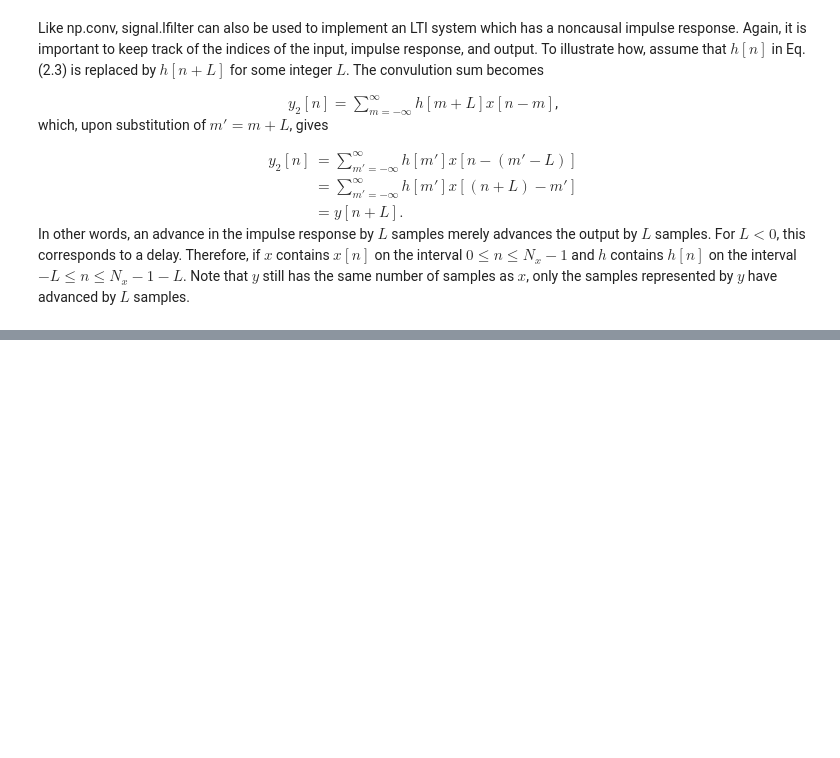
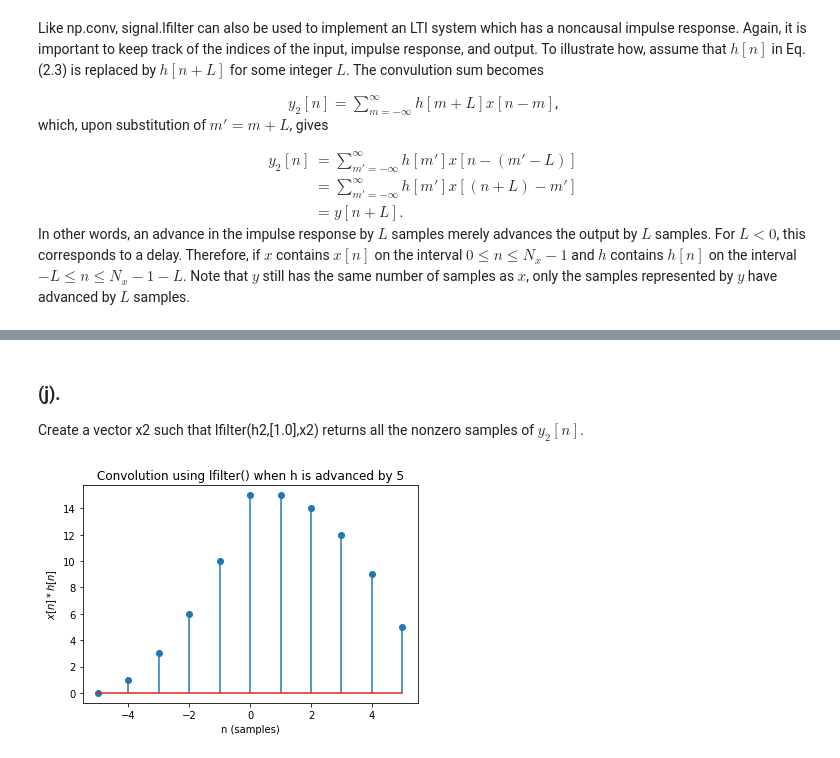
Before and after one commit to blanterman/CompExpInSS, a Jupyter notebook: Ch2_LinearTimeInvariantSystems/Section 2.2 Tutorial - scipy.signal.lfilter().ipynb, the cells around one changed output, grey strips where cells are left out. Saved outputs shown, nothing was run; the diff lists cells and outputs as text; code cells hidden in the pictures; blank space fills up the shorter version.

```diff
--- a/Ch2_LinearTimeInvariantSystems/Section 2.2 Tutorial - scipy.signal.lfilter().ipynb
+++ b/Ch2_LinearTimeInvariantSystems/Section 2.2 Tutorial - scipy.signal.lfilter().ipynb
@@ -129,14 +129,14 @@ Define a vector x2 to contain $x[n]$ on the interval $0 \le n \le 10$, and use
 
 to compute the convolution on this interval. Plot your results using plt.stem([0,1,2,3,4,5,6,7,8,9,10],y2) and verify that your plot agrees with figure 2.2.
 # %%
-nx = np.arange(0,11)
-x2 = [1  if val <= 5 else 0 for val in nx]
+nx2 = np.arange(0,11)
+x2 = [1  if val <= 5 else 0 for val in nx2]
 print(x2)
 print(h)
 y2 = signal.lfilter(h,[1.0],x2)
 print(y2)
 
-plt.stem(nx,y2)
+plt.stem(nx2,y2)
 plt.xlabel("n (samples)")
 plt.ylabel("$x[n] * h[n]$")
 plt.title("Convolution using lfilter() when x is defined on n=[0:10]")
@@ -165,0 +191,15 @@ In other words, an advance in the impulse response by $L$ samples merely advance
+# %% [markdown]
+### (j).
+
+Create a vector x2 such that lfilter(h2,[1.0],x2) returns all the nonzero samples of $y_2[n]$.
+# %%
+# Use x2 above because it fits the need.
+ny2 = np.arange(-5,6)
+y2 = signal.lfilter(h2, [1.0], x2)
+plt.stem(ny2,y2)
+plt.xlabel("n (samples)")
+plt.ylabel("$x[n] * h[n]$")
+plt.title("Convolution using lfilter() when h is advanced by 5")
+plt.show()
+# %% [output]
+[figure, added]
```
Also changed, not shown: parts of 5 cells of this notebook, 1 other file.
